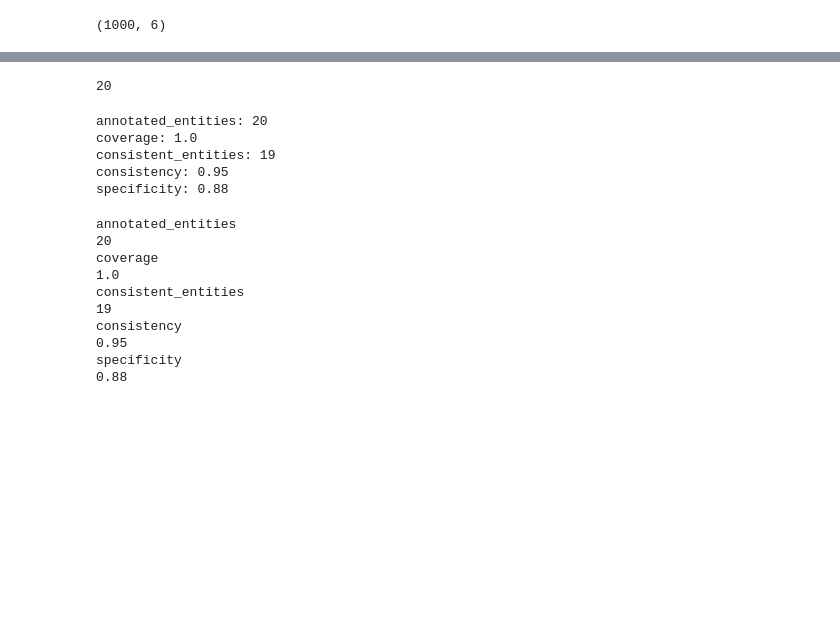
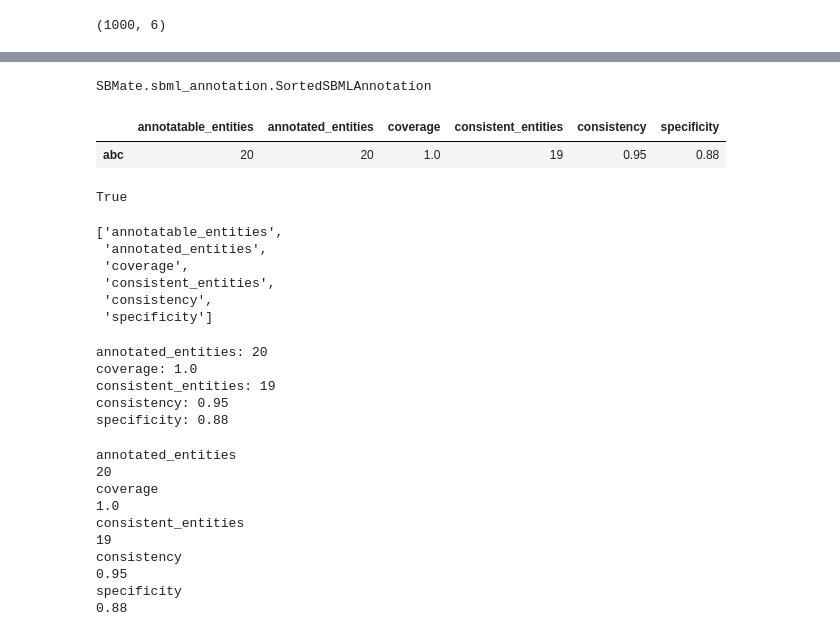
Before and after one commit to woosubs/SBMate, a Jupyter notebook: notebooks/sbmate_demo.ipynb, the cells around one changed output, grey strips where cells are left out. Drawn from its saved outputs; the diff is of its cells as text; code cells hidden in the pictures; blank space fills up the shorter version.

```diff
--- a/notebooks/sbmate_demo.ipynb
+++ b/notebooks/sbmate_demo.ipynb
@@ -98,14 +98,32 @@ comb_tables.head()
 | BIOMD0000000608.xml | 194 | 1 | 0.01 | 1 | 1.00 | 0.51 |
 # %%
 one_sbmate = sa.SortedSBMLAnnotation(BIOMD_12)
-# %%
-len(one_sbmate.annotations)
-# %% [output]
-20
+# %%
+type(one_sbmate)
+# %% [output]
+SBMate.sbml_annotation.SortedSBMLAnnotation
 # %%
-s = mc.MetricCalculator(annotations=one_sbmate.annotations, model_name='abc')
+one_sbmate = sa.SortedSBMLAnnotation(BIOMD_12)
+s = mc.MetricCalculator(annotations=one_sbmate, file='abc')
 # %%
-df = s.calculate()
+calc_df = s.calculate()
+calc_df
+# %% [output]
+|  | annotatable_entities | annotated_entities | coverage | consistent_entities | consistency | specificity |
+| abc | 20 | 20 | 1.0 | 19 | 0.95 | 0.88 |
+# %%
+int(calc_df['annotatable_entities']) == 20
+# %% [output]
+True
+# %%
+list(calc_df.loc['abc':])
+# %% [output]
+['annotatable_entities',
+ 'annotated_entities',
+ 'coverage',
+ 'consistent_entities',
+ 'consistency',
+ 'specificity']
 # %%
 rep_list = ["%s: %s\n" % (col, df[col][0]) for col in df]
 print(('').join(rep_list))
```
Also changed, not shown: 3 other files.
